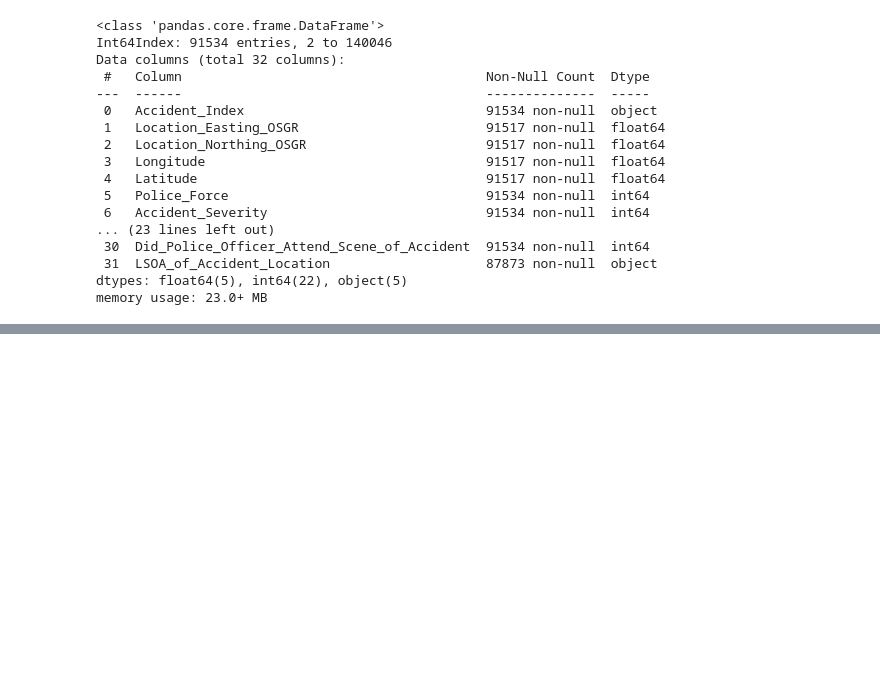
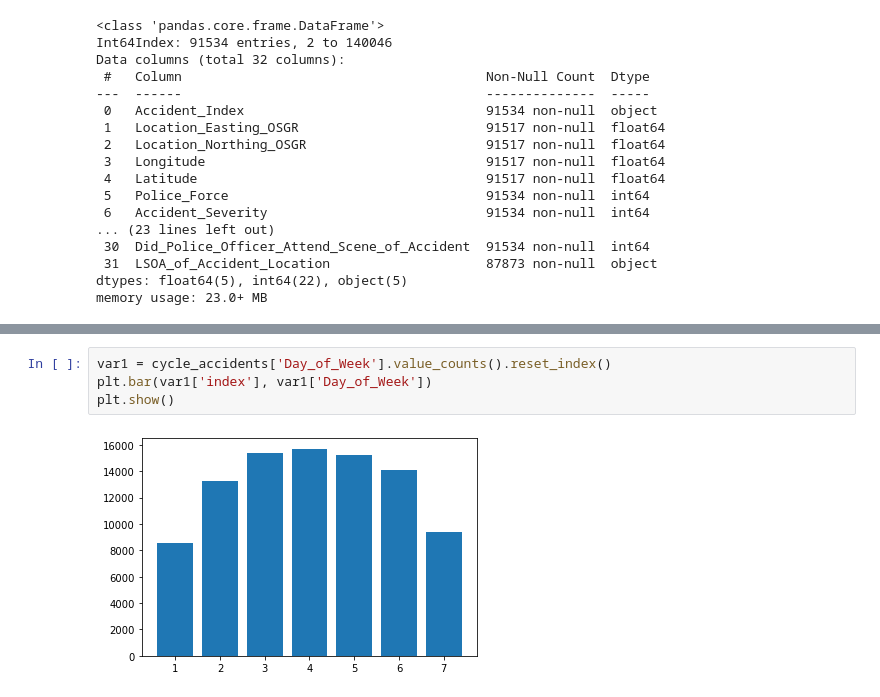
Before and after one commit to kellyroddy/cycling-accidents, a Jupyter notebook: Road safety data project.ipynb, the cells around one changed output, grey strips where cells are left out. Drawn from its saved outputs; the diff is of its cells as text; blank space fills up the shorter version.

```diff
--- a/Road safety data project.ipynb
+++ b/Road safety data project.ipynb
@@ -79,0 +126,6 @@ cycle_accidents.describe()
+# %%
+var1 = cycle_accidents['Day_of_Week'].value_counts().reset_index()
+plt.bar(var1['index'], var1['Day_of_Week'])
+plt.show()
+# %% [output]
+[figure, added]
```
Also changed, not shown: parts of 8 cells of this notebook.
